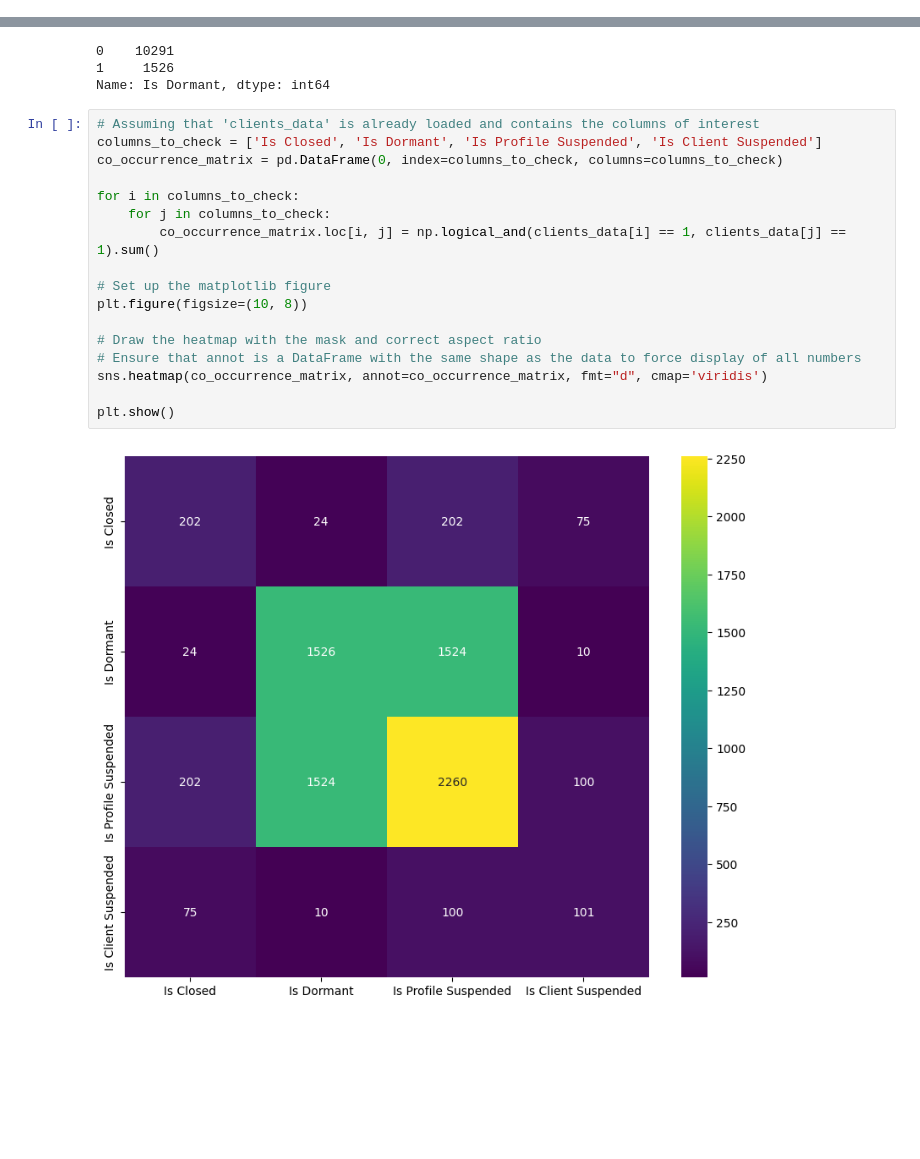
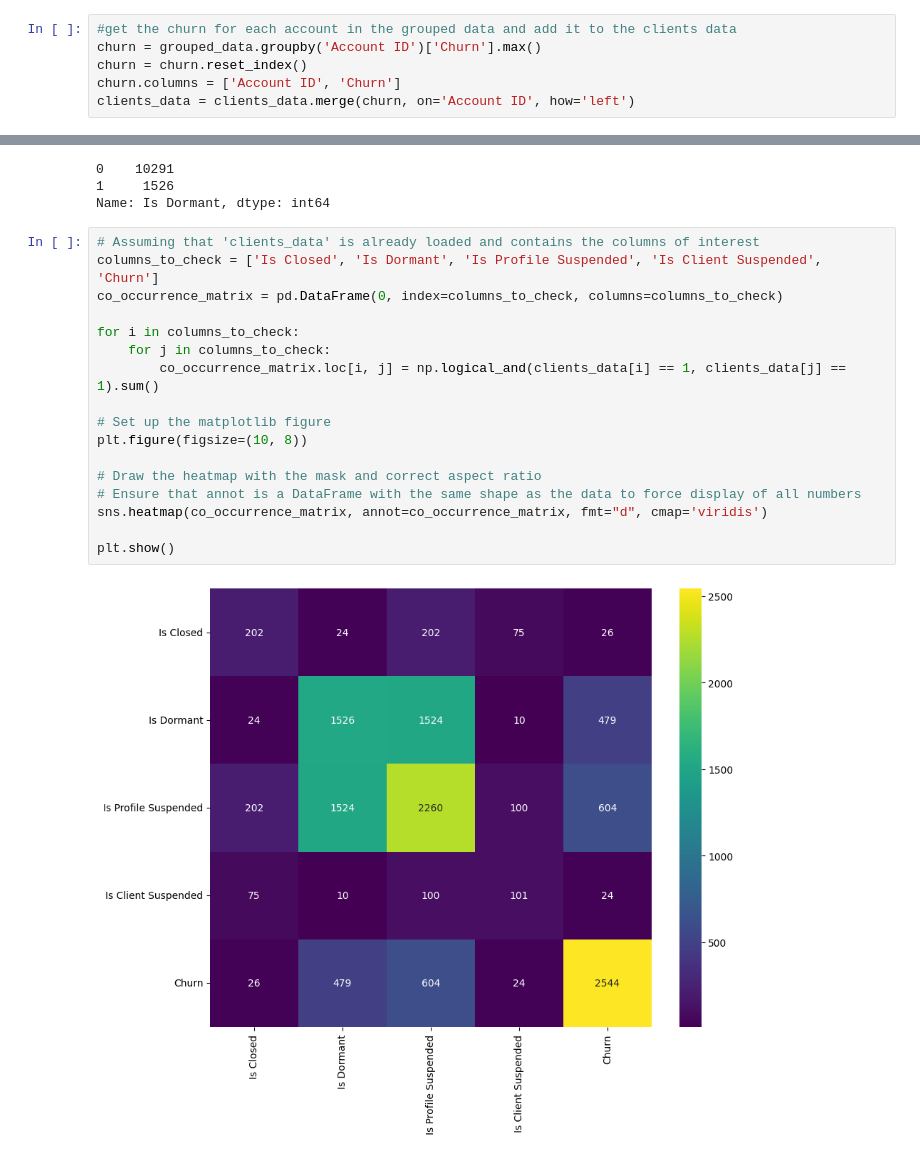
Before and after one commit to omar-sheta/datalytics, a Jupyter notebook: datalytics.ipynb, the cells around one changed output, grey strips where cells are left out. Cells and saved outputs as stored; diff of their text form; blank space fills up the shorter version.

Commit message:
added churn to clients_data

```diff
--- a/datalytics.ipynb
+++ b/datalytics.ipynb
@@ -202,6 +202,12 @@ grouped_data['Churn'].value_counts()
 False    340336
 True     107047
 Name: Churn, dtype: int64
+# %%
+#get the churn for each account in the grouped data and add it to the clients data
+churn = grouped_data.groupby('Account ID')['Churn'].max()
+churn = churn.reset_index()
+churn.columns = ['Account ID', 'Churn']
+clients_data = clients_data.merge(churn, on='Account ID', how='left')
 # %%
 clients_data['Is Dormant'].value_counts()
 # %% [output]
@@ -210,20 +216,20 @@ clients_data['Is Dormant'].value_counts()
 Name: Is Dormant, dtype: int64
 # %%
 # Assuming that 'clients_data' is already loaded and contains the columns of interest
-columns_to_check = ['Is Closed', 'Is Dormant', 'Is Profile Suspended', 'Is Client Suspended']
+columns_to_check = ['Is Closed', 'Is Dormant', 'Is Profile Suspended', 'Is Client Suspended', 'Churn']
 co_occurrence_matrix = pd.DataFrame(0, index=columns_to_check, columns=columns_to_check)
 
 for i in columns_to_check:
     for j in columns_to_check:
         co_occurrence_matrix.loc[i, j] = np.logical_and(clients_data[i] == 1, clients_data[j] == 1).sum()
 
 # Set up the matplotlib figure
 plt.figure(figsize=(10, 8))
 
 # Draw the heatmap with the mask and correct aspect ratio
 # Ensure that annot is a DataFrame with the same shape as the data to force display of all numbers
 sns.heatmap(co_occurrence_matrix, annot=co_occurrence_matrix, fmt="d", cmap='viridis')
 
 plt.show()
 # %% [output]
-[figure, old version]
+[figure, new version]
```
